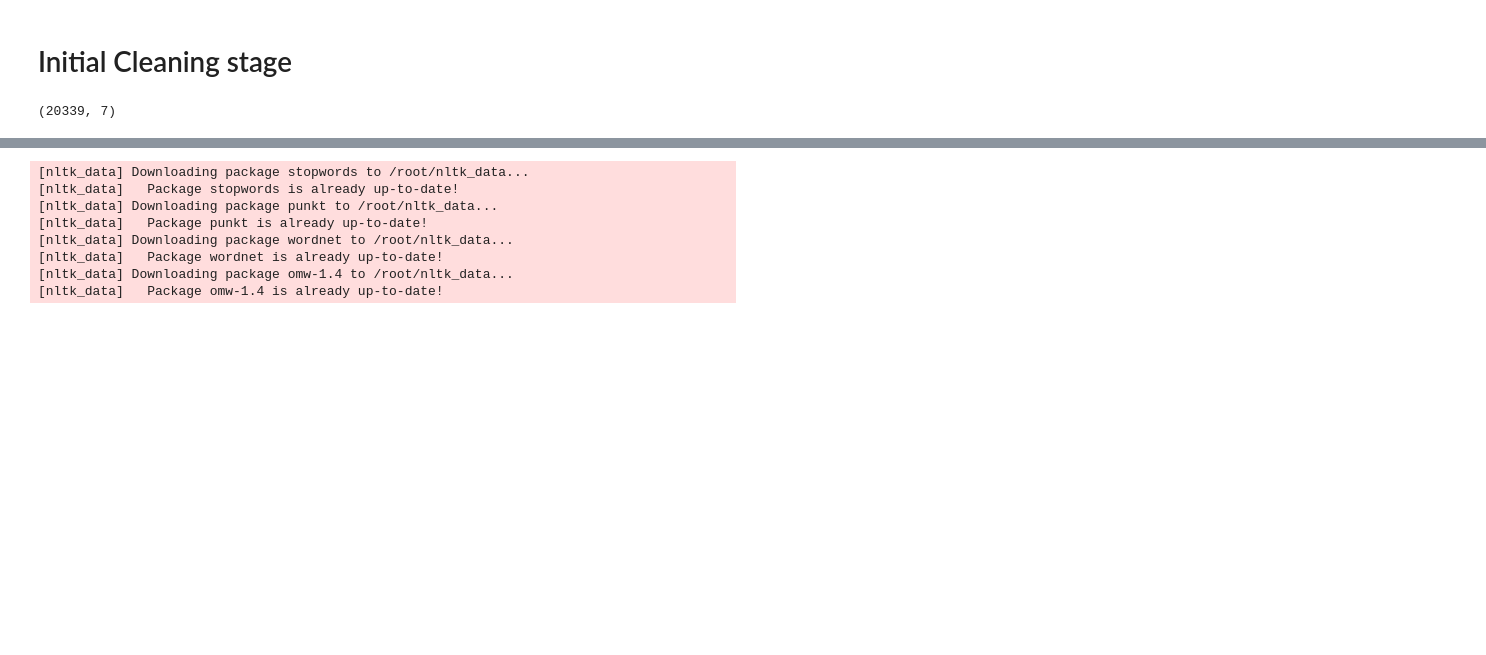
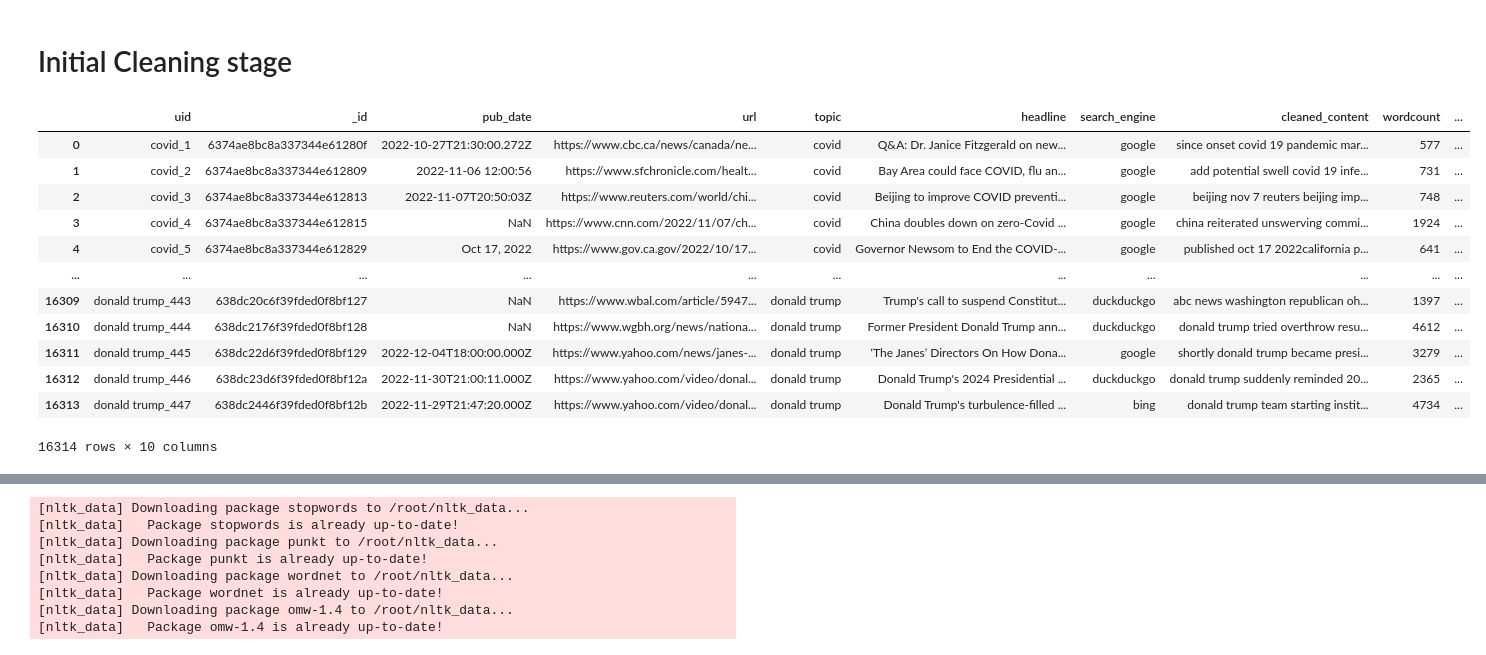
Before and after one commit to JamesStratford/News-Claim-Verification, a Jupyter notebook: FnR News - Data Cleaning - December 2022.ipynb, the cells around one changed output, grey strips where cells are left out. Cells and saved outputs as stored; diff of their text form; code cells hidden in the pictures; blank space fills up the shorter version.

Commit message:
created RAW file. made removed some non-english articles from cleaned

```diff
--- a/FnR News - Data Cleaning - December 2022.ipynb
+++ b/FnR News - Data Cleaning - December 2022.ipynb
@@ -21,4 +23,17 @@ df = articles_df
-# %%
-df.shape
-# %% [output]
-(20339, 7)
+# %%
+cleaned = pd.read_excel('cleaned.xlsx', index_col=0)
+cleaned
+# %% [output]
+|  | uid | _id | pub_date | url | topic | headline | search_engine | cleaned_content | wordcount | ... |
+| 0 | covid_1 | 6374ae8bc8a337344e61280f | 2022-10-27T21:30:00.272Z | https://www.cbc.ca/news/canada/ne... | covid | Q&A: Dr. Janice Fitzgerald on new... | google | since onset covid 19 pandemic mar... | 577 | ... |
+| 1 | covid_2 | 6374ae8bc8a337344e612809 | 2022-11-06 12:00:56 | https://www.sfchronicle.com/healt... | covid | Bay Area could face COVID, flu an... | google | add potential swell covid 19 infe... | 731 | ... |
+| 2 | covid_3 | 6374ae8bc8a337344e612813 | 2022-11-07T20:50:03Z | https://www.reuters.com/world/chi... | covid | Beijing to improve COVID preventi... | google | beijing nov 7 reuters beijing imp... | 748 | ... |
+| 3 | covid_4 | 6374ae8bc8a337344e612815 | NaN | https://www.cnn.com/2022/11/07/ch... | covid | China doubles down on zero-Covid ... | google | china reiterated unswerving commi... | 1924 | ... |
+| 4 | covid_5 | 6374ae8bc8a337344e612829 | Oct 17, 2022 | https://www.gov.ca.gov/2022/10/17... | covid | Governor Newsom to End the COVID-... | google | published oct 17 2022california p... | 641 | ... |
+| ... | ... | ... | ... | ... | ... | ... | ... | ... | ... | ... |
+| 16309 | donald trump_443 | 638dc20c6f39fded0f8bf127 | NaN | https://www.wbal.com/article/5947... | donald trump | Trump's call to suspend Constitut... | duckduckgo | abc news washington republican oh... | 1397 | ... |
+| 16310 | donald trump_444 | 638dc2176f39fded0f8bf128 | NaN | https://www.wgbh.org/news/nationa... | donald trump | Former President Donald Trump ann... | duckduckgo | donald trump tried overthrow resu... | 4612 | ... |
+| 16311 | donald trump_445 | 638dc22d6f39fded0f8bf129 | 2022-12-04T18:00:00.000Z | https://www.yahoo.com/news/janes-... | donald trump | ‘The Janes’ Directors On How Dona... | google | shortly donald trump became presi... | 3279 | ... |
+| 16312 | donald trump_446 | 638dc23d6f39fded0f8bf12a | 2022-11-30T21:00:11.000Z | https://www.yahoo.com/video/donal... | donald trump | Donald Trump's 2024 Presidential ... | duckduckgo | donald trump suddenly reminded 20... | 2365 | ... |
+| 16313 | donald trump_447 | 638dc2446f39fded0f8bf12b | 2022-11-29T21:47:20.000Z | https://www.yahoo.com/video/donal... | donald trump | Donald Trump's turbulence-filled ... | bing | donald trump team starting instit... | 4734 | ... |
+16314 rows × 10 columns
```
Also changed, not shown: parts of 18 cells of this notebook, 6 other files.
